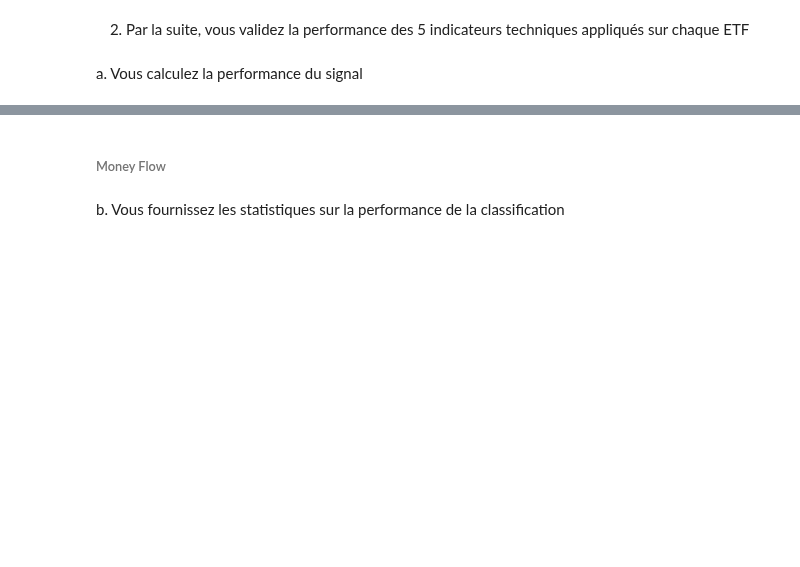
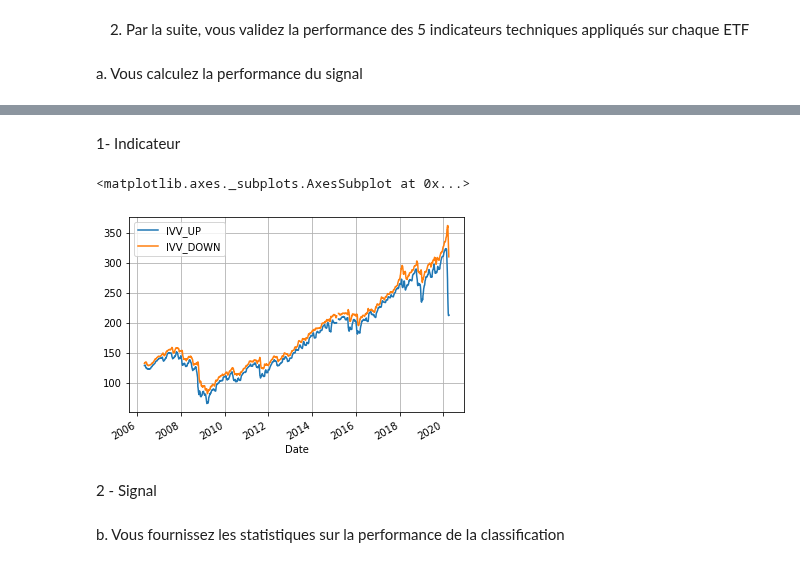
Before and after one commit to poclecoqq/Trending-stocks, a Jupyter notebook: tp2/TP2.ipynb, the cells around one changed output, grey strips where cells are left out. Cells and saved outputs as stored; diff of their text form; code cells hidden in the pictures; blank space fills up the shorter version.

Commit message:
5 indicateurs fonctionne reste a faire le signal

```diff
--- a/tp2/TP2.ipynb
+++ b/tp2/TP2.ipynb
@@ -115,8 +113 @@ from Technical_Analysis_Python import BBANDS, STOK, MACD, RSI, MFI
-# %%
-result_BB = []
-for ticker in BLack_ETF:
-    result_BB.append(BBANDS(Data[ticker], 4))
-result_boll = pd.DataFrame(result_BB).T
-result_boll.columns = BLack_ETF
-#result_boll
 # %% [markdown]
@@ -124,7 +114,0 @@ result_boll.columns = BLack_ETF
-# %%
-result_BB = []
-for ticker in BLack_ETF:
-    result_BB.append(STOK(Data[ticker]))
-result_boll = pd.DataFrame(result_BB).T
-result_boll.columns = BLack_ETF
-#result_boll
@@ -141,2 +114,0 @@ result_RSI = RSI(df_describe, 12)
-# %% [markdown]
-###### Money Flow
@@ -144,0 +115,36 @@ result_MF = MFI(Data['IVV'], 12)
+# %% [markdown]
+1- Indicateur
+# %%
+result_BB = pd.DataFrame()
+result_STOK = pd.DataFrame()
+result_MACD = pd.DataFrame()
+result_RSI = pd.DataFrame()
+result_MFI = pd.DataFrame()
+for ticker in BLack_ETF:
+
+    df = BBANDS(Data[ticker],"Close",21,2)
+    result_BB[ticker+'_UP'] = df.iloc[:,-1]
+    result_BB[ticker+'_DOWN'] = df.iloc[:,-2]
+
+    df = STOK(Data[ticker])
+    result_STOK[ticker] = df.iloc[:,-1]
+
+    df = MACD(Data[ticker],"Adj Close",5,25,9)
+    result_MACD[ticker] = df.iloc[:,-1]
+    result_MACD[ticker+'_SIGN'] = df.iloc[:,-2]
+    result_MACD[ticker+'_DIFF'] = df.iloc[:,-3]
+
+    df = RSI(Data[ticker],14)
+    result_RSI[ticker] = df.iloc[:,-1]
+
+    df = MFI(Data[ticker],14)
+    result_MFI[ticker] = df.iloc[:,-1]
+# %%
+#Exemple de graphique
+mycolumn=['IVV_UP','IVV_DOWN']
+result_BB[mycolumn].plot(grid=True)
+# %% [output]
+<matplotlib.axes._subplots.AxesSubplot at 0x...>
+[figure, added]
+# %% [markdown]
+2 - Signal
```
Also changed, not shown: parts of 17 cells of this notebook, 1 other file.
